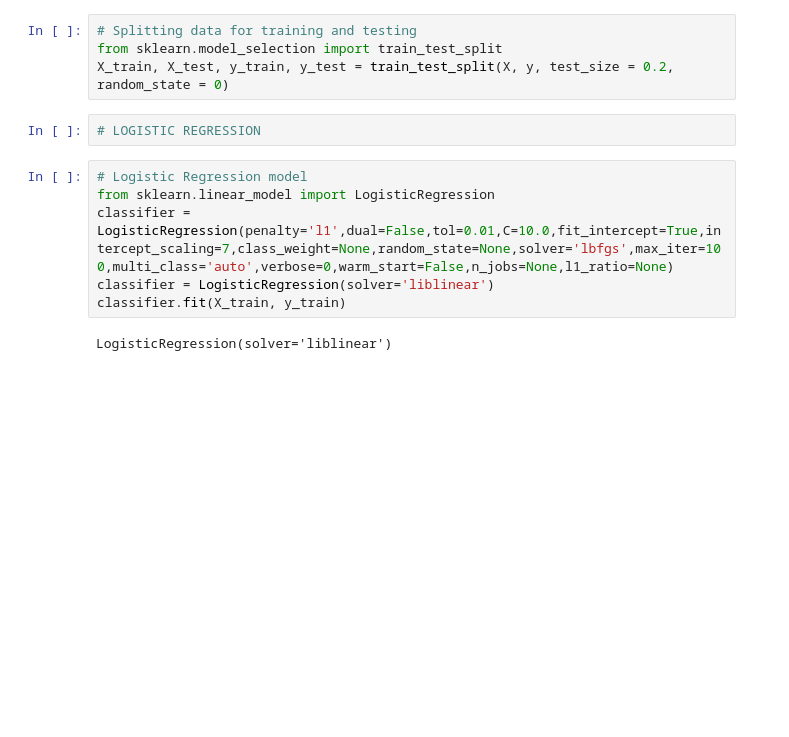
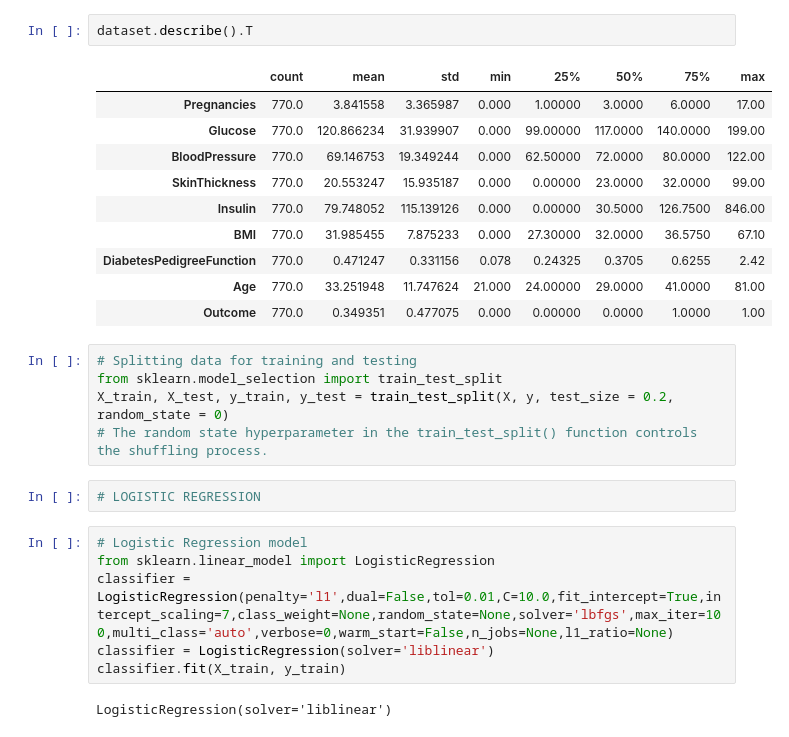
Before and after one commit to SairamNomula/DiaDisc, a Jupyter notebook: python/Ml_model.ipynb, the cells around one changed output. Saved outputs shown, nothing was run; the diff lists cells and outputs as text; blank space fills up the shorter version.

```diff
--- a/python/Ml_model.ipynb
+++ b/python/Ml_model.ipynb
@@ -27,7 +69,21 @@ dataset
+# %%
+dataset.describe().T
+# %% [output]
+|  | count | mean | std | min | 25% | 50% | 75% | max |
+| Pregnancies | 770.0 | 3.841558 | 3.365987 | 0.000 | 1.00000 | 3.0000 | 6.0000 | 17.00 |
+| Glucose | 770.0 | 120.866234 | 31.939907 | 0.000 | 99.00000 | 117.0000 | 140.0000 | 199.00 |
+| BloodPressure | 770.0 | 69.146753 | 19.349244 | 0.000 | 62.50000 | 72.0000 | 80.0000 | 122.00 |
+| SkinThickness | 770.0 | 20.553247 | 15.935187 | 0.000 | 0.00000 | 23.0000 | 32.0000 | 99.00 |
+| Insulin | 770.0 | 79.748052 | 115.139126 | 0.000 | 0.00000 | 30.5000 | 126.7500 | 846.00 |
+| BMI | 770.0 | 31.985455 | 7.875233 | 0.000 | 27.30000 | 32.0000 | 36.5750 | 67.10 |
+| DiabetesPedigreeFunction | 770.0 | 0.471247 | 0.331156 | 0.078 | 0.24325 | 0.3705 | 0.6255 | 2.42 |
+| Age | 770.0 | 33.251948 | 11.747624 | 21.000 | 24.00000 | 29.0000 | 41.0000 | 81.00 |
+| Outcome | 770.0 | 0.349351 | 0.477075 | 0.000 | 0.00000 | 0.0000 | 1.0000 | 1.00 |
 # %%
 # Splitting data for training and testing
 from sklearn.model_selection import train_test_split
 X_train, X_test, y_train, y_test = train_test_split(X, y, test_size = 0.2, random_state = 0)
+# The random state hyperparameter in the train_test_split() function controls the shuffling process.
 # %%
 # LOGISTIC REGRESSION
 # %%
```
Also changed, not shown: parts of 28 cells of this notebook.
